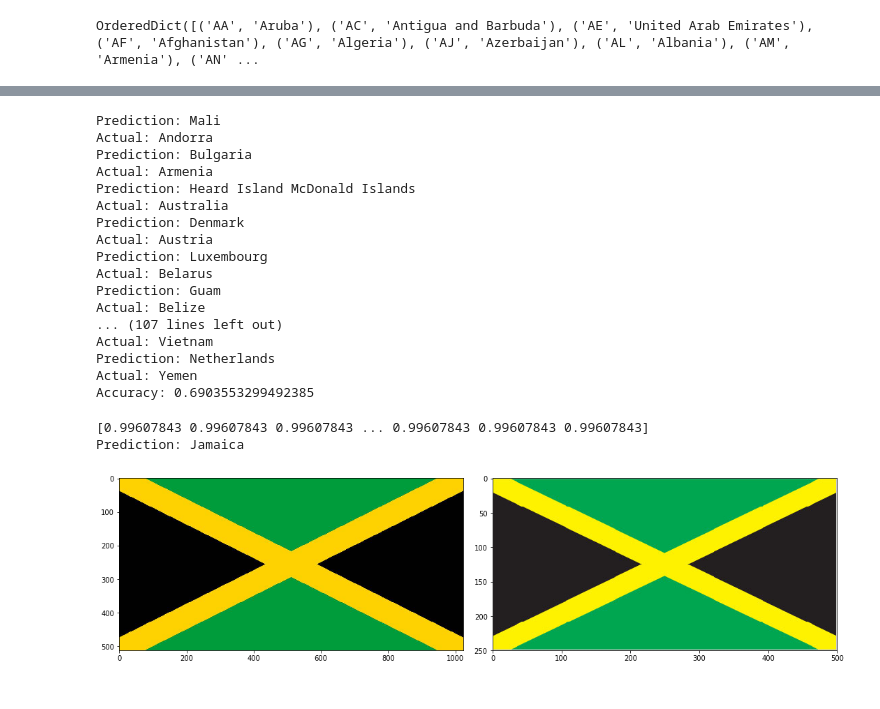
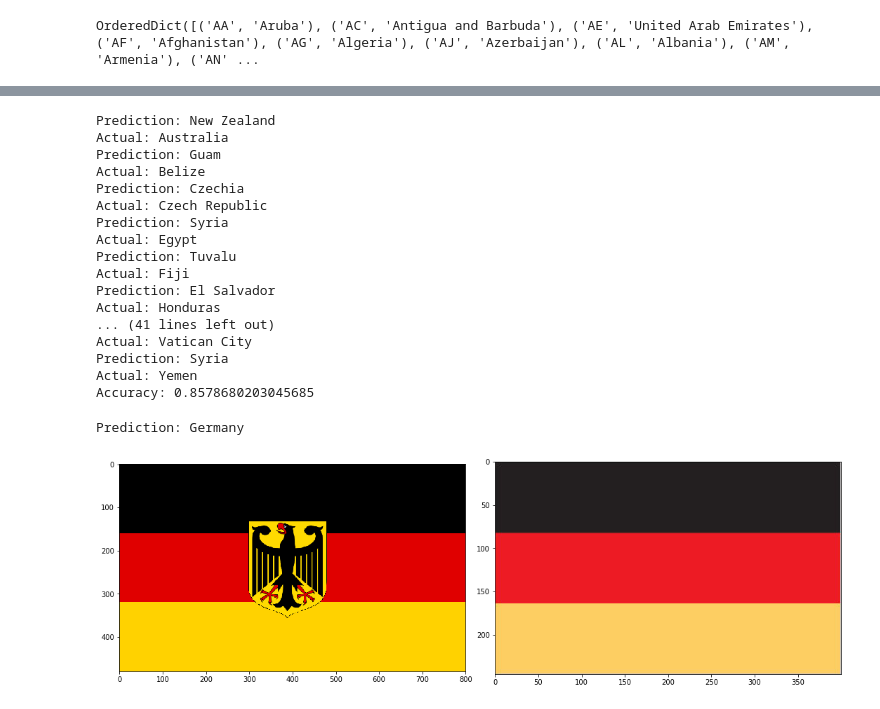
Before and after one commit to sarrthak/Flag-Classifier, a Jupyter notebook: Flag Classifier.ipynb, the cells around one changed output, grey strips where cells are left out. Saved outputs shown, nothing was run; the diff lists cells and outputs as text; code cells hidden in the pictures.

```diff
--- a/Flag Classifier.ipynb
+++ b/Flag Classifier.ipynb
@@ -16,15 +16,16 @@ import random
 from scipy import misc
 from imageio import imread
 
-dim_x = 70
-dim_y = 70
+dim_x = 50
+dim_y = 50
+n_dim = 3
 # %%
 mypath = "/Users/rohitneppalli/Downloads/Flags"
 my_dir = sorted(listdir(mypath))
 onlyfiles = sorted([join(mypath,f) for f in my_dir if isfile(join(mypath, f)) and ".png" in str(f)])
 images = [np.array(cv2.resize(mpimg.imread(join(mypath, file), 0), (dim_x, dim_y)))[
-    :, :, 0] for file in onlyfiles]  # screws up image color, but down to 2 dimensions
-plt.imshow(images[0])
+    :, :, 0:n_dim].reshape(dim_x*dim_y*n_dim) for file in onlyfiles]  # screws up image color, but down to 2 dimensions
+plt.imshow(images[0].reshape(dim_x, dim_y, n_dim))
 plt.show()
 print(images[0])
 print(np.array(images[0]).shape)
@@ -53,11 +48,11 @@ OrderedDict([('AA', 'Aruba'), ('AC', 'Antigua and Barbuda'), ('AE', 'United Arab
 # %%
 df = pd.DataFrame({"Country": [val for key, val in map.items()]})
 
-for i in range(dim_x*dim_y):
-    pixels = [images[x][int(i/dim_x)][i%dim_y] for x in range(len(images))]
+for i in range(dim_x*dim_y*n_dim):
+    pixels = [images[x][i] for x in range(len(images))]
     df["Pixel " + str(i + 1)] = np.array(pixels) / 255.0
 print(df.head())
-plt.imshow(images[100])
+plt.imshow(images[100].reshape(dim_x,dim_y,3))
 plt.show()
 # %% [output]
                 Country   Pixel 1   Pixel 2   Pixel 3   Pixel 4   Pixel 5  \
@@ -106,17 +101,13 @@ for i in range(len(test_images)):
     f.set_figwidth(15)
     f.tight_layout()
     img = test_images[i]
-    img_array = np.array(cv2.resize(mpimg.imread(img, 0), (dim_x, dim_y)))[:, :, 0]
-    pixels = [img_array[int(i/dim_x)][i % dim_y] for i in range(dim_x*dim_y)]
-    pixels = np.array(pixels) / 255.0
+    pixels = np.array(cv2.resize(mpimg.imread(img, 0), (dim_x, dim_y)))[:, :, 0:n_dim].reshape(dim_x*dim_y*n_dim) / 255.0
     axarr[0].imshow(mpimg.imread(img, 0))
     axarr[0].title.set_text("Actual: {0}".format(img[img.find("of-") + 3:img.find(".")].replace("-", " ")))
-    prediction = model.predict(pixels.reshape(-1, dim_x*dim_y))
+    prediction = model.predict(pixels.reshape(-1, dim_x*dim_y*3))
 
     short_hand = [key for key, value in map.items() if value == prediction][0]
     prediction_image = "/Users/rohitneppalli/Downloads/Flags/{0}-flag.png".format(short_hand)
     axarr[1].imshow(mpimg.imread(prediction_image, 0))
     axarr[1].title.set_text("Predicted: {0}".format(prediction[0]))
-
-    #print(prediction[0])
 # %% [output]
@@ -129,66 +120,57 @@ for i in range(len(test_images)):
 def checkAccuracy():
     correct = 0
     for img in onlyfiles:
-        img_array = np.array(cv2.resize(mpimg.imread(
-            img, 0), (dim_x, dim_y)))[:, :, 0]
-        pixels = [img_array[int(i/dim_x)][i % dim_y]
-              for i in range(dim_x*dim_y)]
-        pixels = np.array(pixels) / 255.0
-        prediction = model.predict(pixels.reshape(-1, dim_x*dim_y))
+        pixels = np.array(cv2.resize(mpimg.imread(
+            img, 0), (dim_x, dim_y)))[:, :, 0:n_dim].reshape(dim_x*dim_y*n_dim) / 255.0
+        prediction = model.predict(pixels.reshape(-1, dim_x*dim_y*n_dim))
         pred_formatted = prediction[0].replace(
-            ",", "").replace("Saint", "St").replace(" and ", " ")
+            ",", "").replace("Saint", "St").replace(" and ", " ").replace("-", " ")
         img_formatted = img.lower().replace("-", " ")
         if pred_formatted.lower().split(" ")[0] in img_formatted:
             correct+=1
         else:
-            pass
             print("Prediction: {0}\nActual: {1}".format(
                 pred_formatted, img[img.find("of-") + 3:img.find(".")].replace("-", " ")))
     print("Accuracy: {0}".format(correct/len(onlyfiles)))
 checkAccuracy()
 # %% [output]
-Prediction: Mali
-Actual: Andorra
-Prediction: Bulgaria
-Actual: Armenia
-Prediction: Heard Island McDonald Islands
+Prediction: New Zealand
 Actual: Australia
-Prediction: Denmark
-Actual: Austria
-Prediction: Luxembourg
-Actual: Belarus
 Prediction: Guam
 Actual: Belize
-... (107 lines left out)
-Actual: Vietnam
-Prediction: Netherlands
+Prediction: Czechia
+Actual: Czech Republic
+Prediction: Syria
+Actual: Egypt
+Prediction: Tuvalu
+Actual: Fiji
+Prediction: El Salvador
+Actual: Honduras
+... (41 lines left out)
+Actual: Vatican City
+Prediction: Syria
 Actual: Yemen
-Accuracy: 0.6903553299492385
+Accuracy: 0.8578680203045685
 # %%
 def predictImage(path, x = 0, num_to_test = 1):
     f, axarr = plt.subplots(num_to_test, 2)
     f.set_figheight(15)
     f.set_figwidth(15)
     f.tight_layout()
     img = path
-    img_array = np.array(cv2.resize(mpimg.imread(
-        img, 0), (dim_x, dim_y)))[:, :, 0]
-    pixels = [img_array[int(i/dim_x)][i % dim_y]
-              for i in range(dim_x*dim_y)]
-    pixels = np.array(pixels) / 255.0
-    print(pixels)
+    pixels = np.array(cv2.resize(mpimg.imread(
+        img, 0), (dim_x, dim_y)))[:, :, 0:n_dim].reshape(dim_x*dim_y*n_dim) / 255.0
     axarr[0].imshow(mpimg.imread(img, 0))
-    prediction = model.predict(pixels.reshape(-1, dim_x*dim_y))
+    prediction = model.predict(pixels.reshape(-1, dim_x*dim_y*n_dim))
 
     short_hand = [key for key, value in map.items() if value == prediction][0]
     prediction_image = "/Users/rohitneppalli/Downloads/Flags/{0}-flag.png".format(
         short_hand)
     axarr[1].imshow(mpimg.imread(prediction_image, 0))
 
     print("Prediction: {0}".format(prediction[0]))
 
-predictImage("/Users/rohitneppalli/Downloads/ja.png")
+predictImage("/Users/rohitneppalli/Downloads/fl.png")
 # %% [output]
-[0.99607843 0.99607843 0.99607843 ... 0.99607843 0.99607843 0.99607843]
-Prediction: Jamaica
+Prediction: Germany
-[figure, old version]
+[figure, new version]
```
Also changed, not shown: parts of 3 cells of this notebook, 1 other file.
